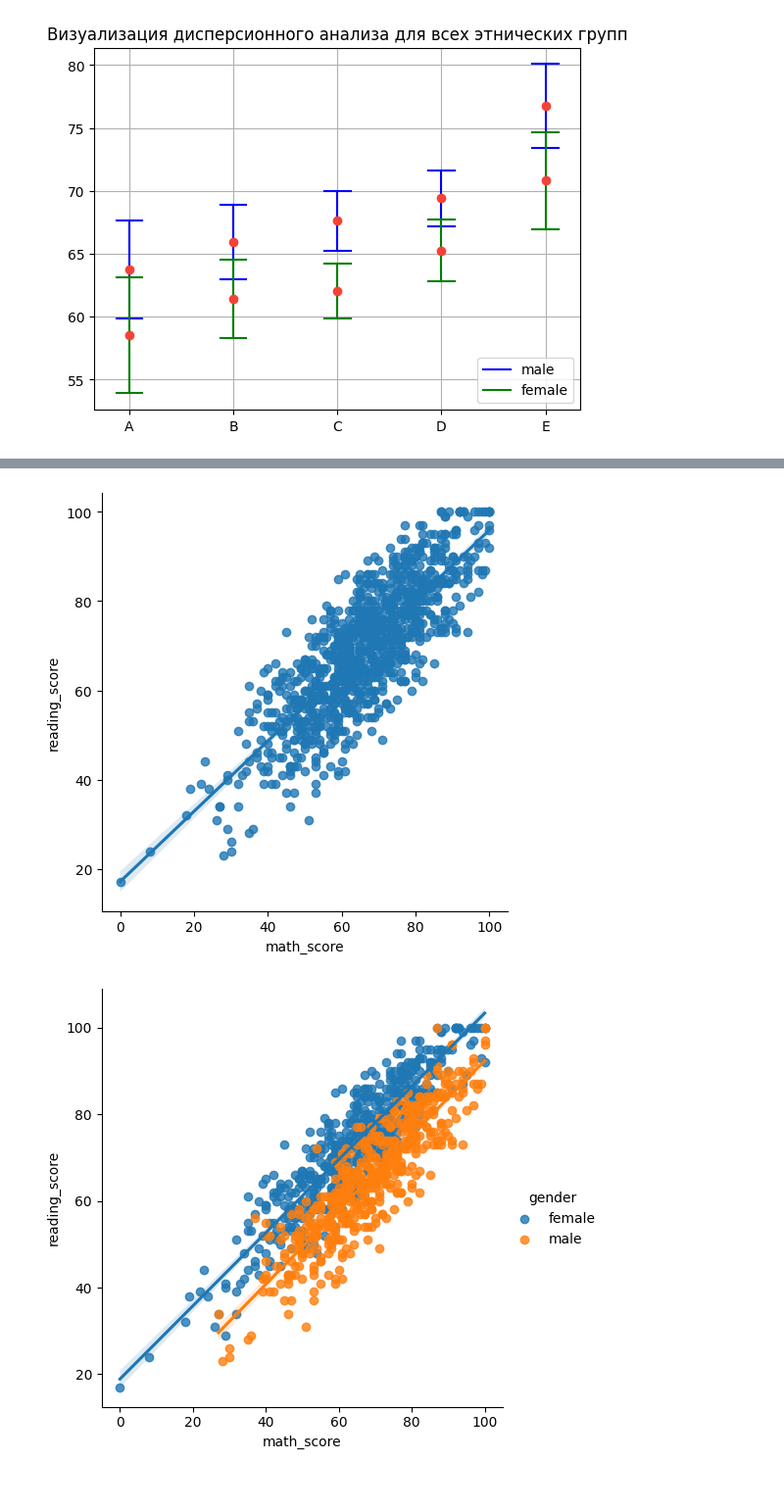
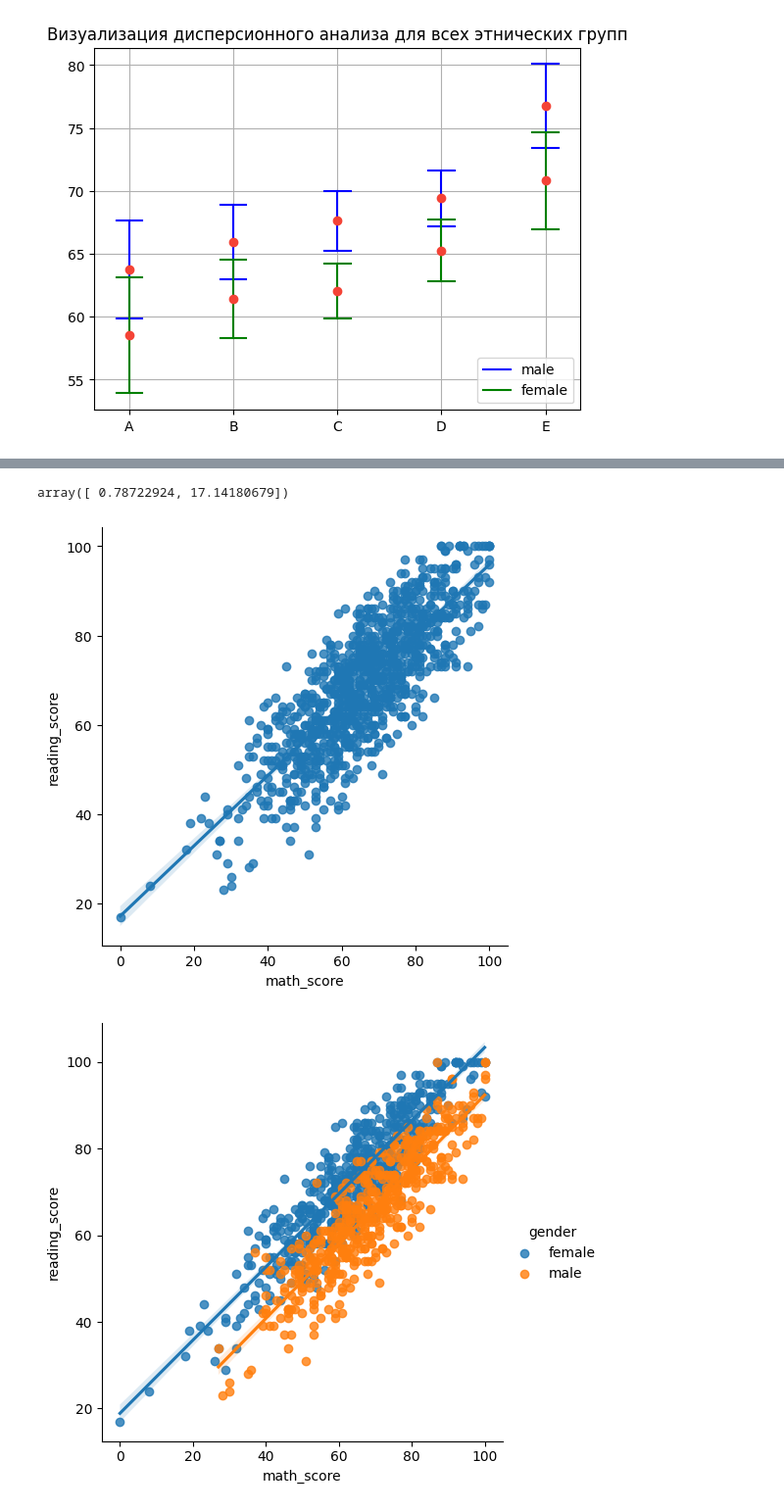
Before and after one commit to AlexTmbMifi/ML-Projects.-Statistics, a Jupyter notebook: StudentAnalys.ipynb, the cells around one changed output, grey strips where cells are left out. Shown at 98% size. Saved outputs shown, nothing was run; the diff lists cells and outputs as text; code cells hidden in the pictures.

```diff
--- a/StudentAnalys.ipynb
+++ b/StudentAnalys.ipynb
@@ -435,9 +438,11 @@ Notes:
 # %%
 # lmplot позволяет добавить линию регрессии без её нахождения
 sns.lmplot(data=df, x='math_score', y='reading_score');
-# уравнение линейной регрессии
+np.polyfit(df.math_score, df.reading_score, deg = 1) # функция оценки коэффициентов. Может быть применён не только к линейной модели
+# deg = 1 - степень x
 # %% [output]
+array([ 0.78722924, 17.14180679])
-[figure, old version]
+[figure, new version]
 # %%
 # lmplot также построить линейную регрессию при группировке
 sns.lmplot(data=df, x='math_score', y='reading_score',hue = 'gender');
```
Also changed, not shown: parts of 7 cells of this notebook.
